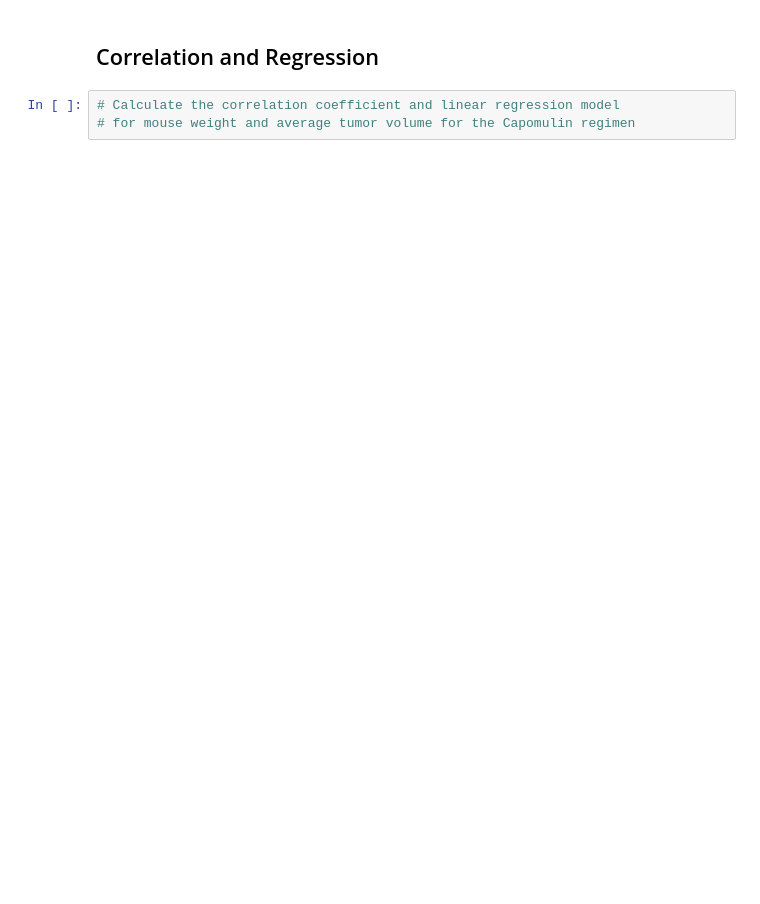
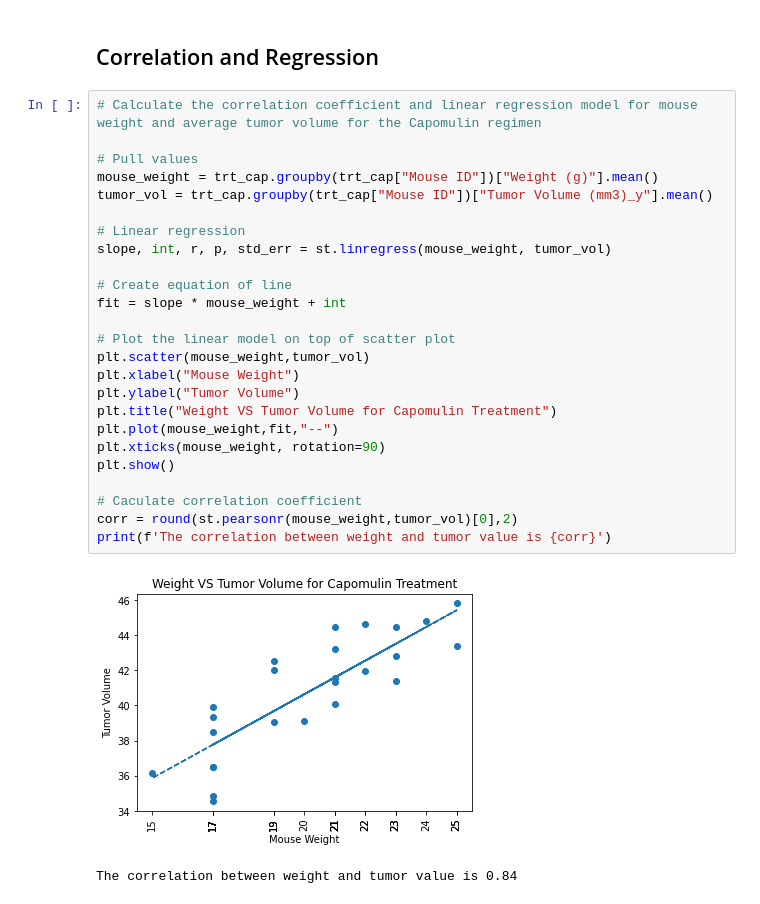
Before and after one commit to rw576/Matplotlib-Challenge, a Jupyter notebook: pymaceuticals_starter_rw.ipynb, the cells around one changed output. Drawn from its saved outputs; the diff is of its cells as text; blank space fills up the shorter version.

Commit message:
coeff and regression

```diff
--- a/pymaceuticals_starter_rw.ipynb
+++ b/pymaceuticals_starter_rw.ipynb
@@ -248,5 +248,30 @@ plt.show()
 # %% [markdown]
 ## Correlation and Regression
-# %%
-# Calculate the correlation coefficient and linear regression model
-# for mouse weight and average tumor volume for the Capomulin regimen
+# %%
+# Calculate the correlation coefficient and linear regression model for mouse weight and average tumor volume for the Capomulin regimen
+
+# Pull values
+mouse_weight = trt_cap.groupby(trt_cap["Mouse ID"])["Weight (g)"].mean()
+tumor_vol = trt_cap.groupby(trt_cap["Mouse ID"])["Tumor Volume (mm3)_y"].mean()
+
+# Linear regression
+slope, int, r, p, std_err = st.linregress(mouse_weight, tumor_vol)
+
+# Create equation of line
+fit = slope * mouse_weight + int
+
+# Plot the linear model on top of scatter plot
+plt.scatter(mouse_weight,tumor_vol)
+plt.xlabel("Mouse Weight")
+plt.ylabel("Tumor Volume")
+plt.title("Weight VS Tumor Volume for Capomulin Treatment")
+plt.plot(mouse_weight,fit,"--")
+plt.xticks(mouse_weight, rotation=90)
+plt.show()
+
+# Caculate correlation coefficient
+corr = round(st.pearsonr(mouse_weight,tumor_vol)[0],2)
+print(f'The correlation between weight and tumor value is {corr}')
+# %% [output]
+[figure, added]
+The correlation between weight and tumor value is 0.84
```
Also changed, not shown: parts of 1 cell of this notebook.
